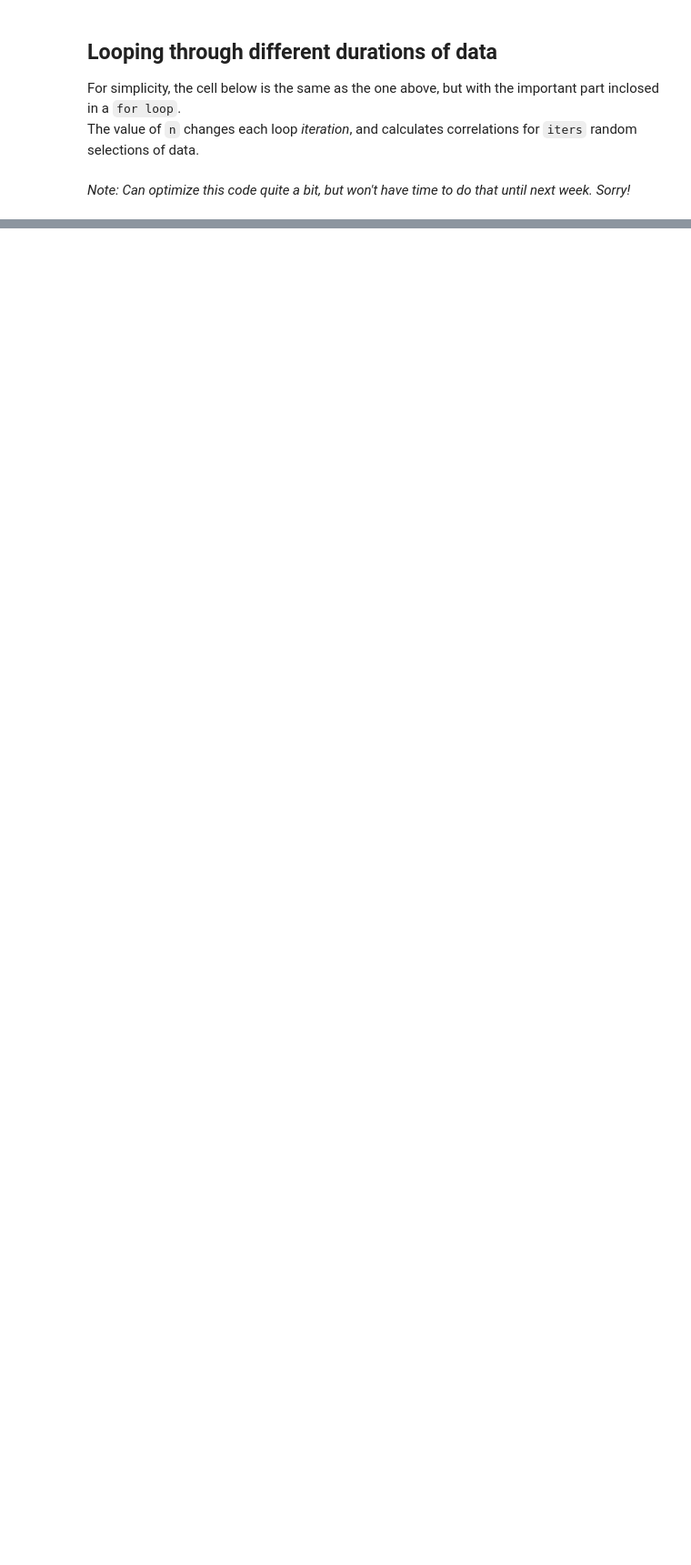
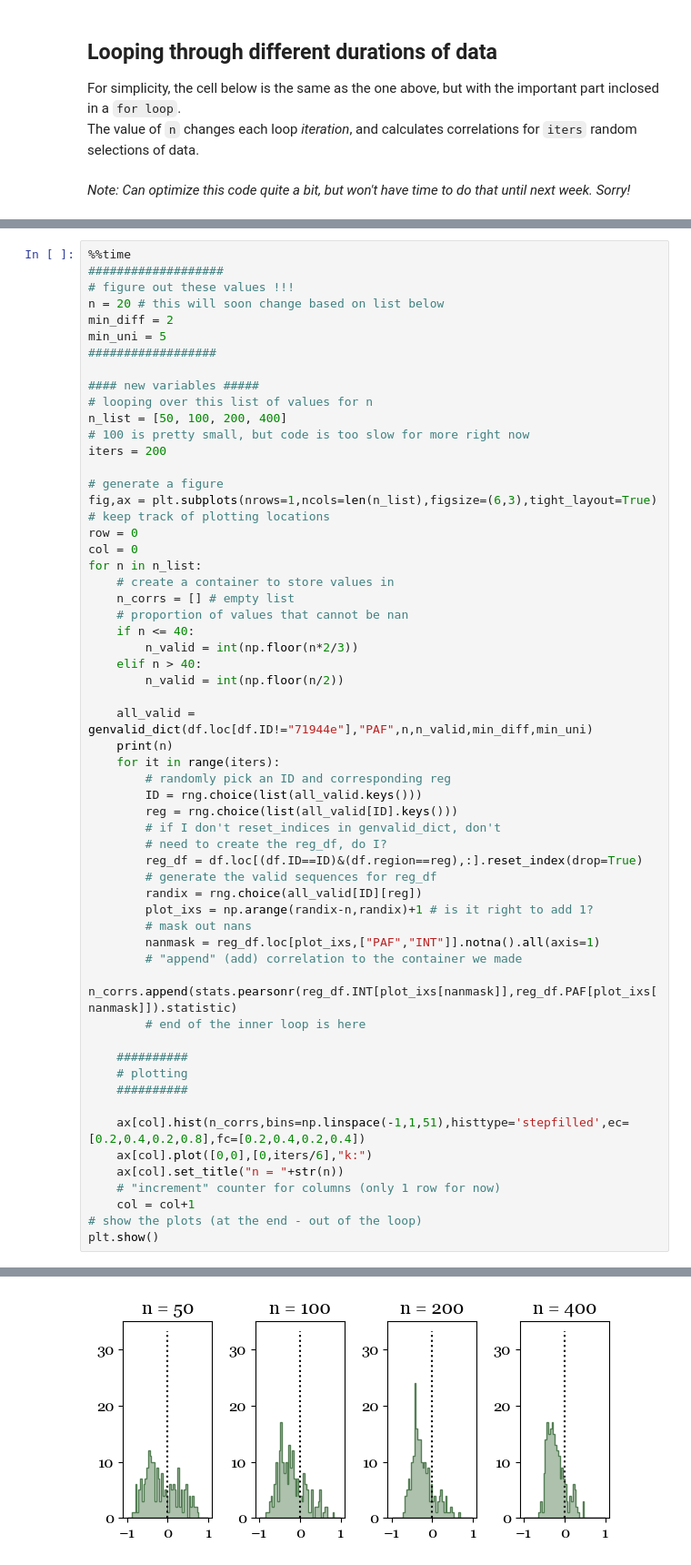
Before and after one commit to jtmiles/GRID_lab_python, a Jupyter notebook: plotting_correlations.ipynb, the cells around one changed output, grey strips where cells are left out. Shown: that part at 91% size. Cells and saved outputs as stored; diff of their text form; blank space fills up the shorter version.

```diff
--- a/plotting_correlations.ipynb
+++ b/plotting_correlations.ipynb
@@ -247,0 +349,59 @@ The value of `n` changes each loop *iteration*, and calculates correlations for
+# %%
+%%time
+###################
+# figure out these values !!!
+n = 20 # this will soon change based on list below
+min_diff = 2
+min_uni = 5
+##################
+
+#### new variables #####
+# looping over this list of values for n
+n_list = [50, 100, 200, 400]
+# 100 is pretty small, but code is too slow for more right now
+iters = 200
+
+# generate a figure
+fig,ax = plt.subplots(nrows=1,ncols=len(n_list),figsize=(6,3),tight_layout=True)
+# keep track of plotting locations
+row = 0
+col = 0
+for n in n_list:
+    # create a container to store values in
+    n_corrs = [] # empty list
+    # proportion of values that cannot be nan
+    if n <= 40:
+        n_valid = int(np.floor(n*2/3))
+    elif n > 40:
+        n_valid = int(np.floor(n/2))
+
+    all_valid = genvalid_dict(df.loc[df.ID!="71944e"],"PAF",n,n_valid,min_diff,min_uni)
+    print(n)
+    for it in range(iters):
+        # randomly pick an ID and corresponding reg
+        ID = rng.choice(list(all_valid.keys()))
+        reg = rng.choice(list(all_valid[ID].keys()))
+        # if I don't reset_indices in genvalid_dict, don't
+        # need to create the reg_df, do I?
+        reg_df = df.loc[(df.ID==ID)&(df.region==reg),:].reset_index(drop=True)
+        # generate the valid sequences for reg_df
+        randix = rng.choice(all_valid[ID][reg])
+        plot_ixs = np.arange(randix-n,randix)+1 # is it right to add 1?
+        # mask out nans
+        nanmask = reg_df.loc[plot_ixs,["PAF","INT"]].notna().all(axis=1)
+        # "append" (add) correlation to the container we made
+        n_corrs.append(stats.pearsonr(reg_df.INT[plot_ixs[nanmask]],reg_df.PAF[plot_ixs[nanmask]]).statistic)
+        # end of the inner loop is here
+
+    ##########
+    # plotting
+    ##########
+
+    ax[col].hist(n_corrs,bins=np.linspace(-1,1,51),histtype='stepfilled',ec=[0.2,0.4,0.2,0.8],fc=[0.2,0.4,0.2,0.4])
+    ax[col].plot([0,0],[0,iters/6],"k:")
+    ax[col].set_title("n = "+str(n))
+    # "increment" counter for columns (only 1 row for now)
+    col = col+1
+# show the plots (at the end - out of the loop)
+plt.show()
+# %% [output]
@@ -247,0 +412 @@ The value of `n` changes each loop *iteration*, and calculates correlations for
+[figure, added]
```
Also changed, not shown: parts of 10 cells of this notebook.
